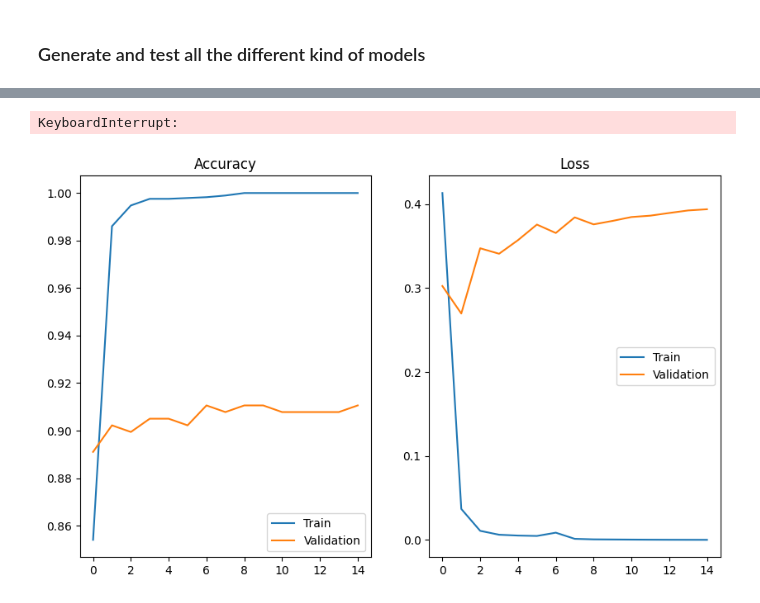
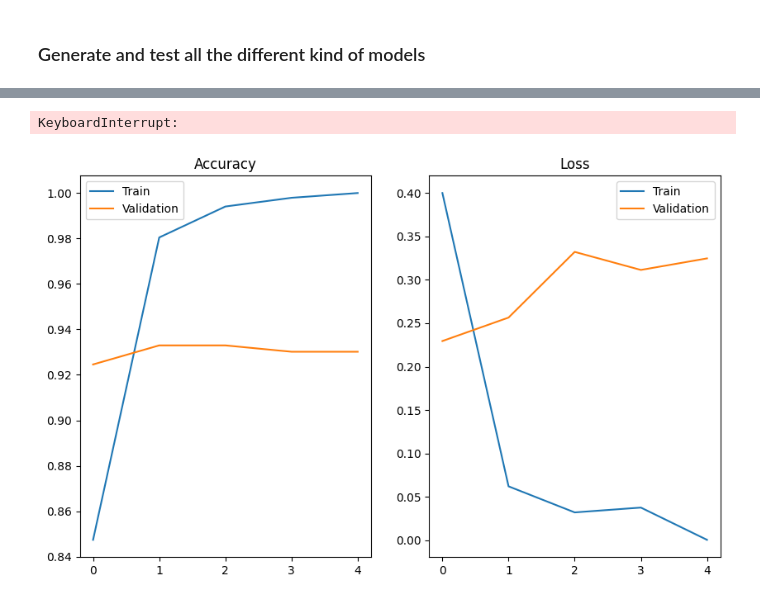
Before and after one commit to JeySeb/NLP_HW_04_Embeddings, a Jupyter notebook: HW04.ipynb, the cells around one changed output, grey strips where cells are left out. Drawn from its saved outputs; the diff is of its cells as text; code cells hidden in the pictures.

```diff
--- a/HW04.ipynb
+++ b/HW04.ipynb
@@ -500,8 +510,12 @@ def plot_history(history, save_path):
 ### Generate and test all the different kind of models
 # %%
 for embedding_dim in dimensionalities:
-    for model_kind in ['1', '2']:
-        model, history = generate_trained_model('1', embedding_dim, train_segments, train_labels, val_segments, val_labels, epochs=15, batch_size=32)
+    for model_kind in ['2']:
+
+        segment_size = len(train_segments[0])
+        epochs = 5
+        batch_size = 32
+        model, history = generate_trained_model(model_kind, embedding_dim, train_segments, train_labels, val_segments, val_labels, epochs, batch_size)
         accuracy, precision, recall, f1, confusion_matrix = evaluate_model(model, test_sequences, test_labels, label_mapping, segment_size)
         print(f"Test accuracy for model 1 with embedding dimension {embedding_dim}: {accuracy:.4f}")
 
@@ -550,2 +564,2 @@ Epoch 12/15
 KeyboardInterrupt:
-[figure, old version]
+[figure, new version]
```
Also changed, not shown: parts of 7 cells of this notebook.
